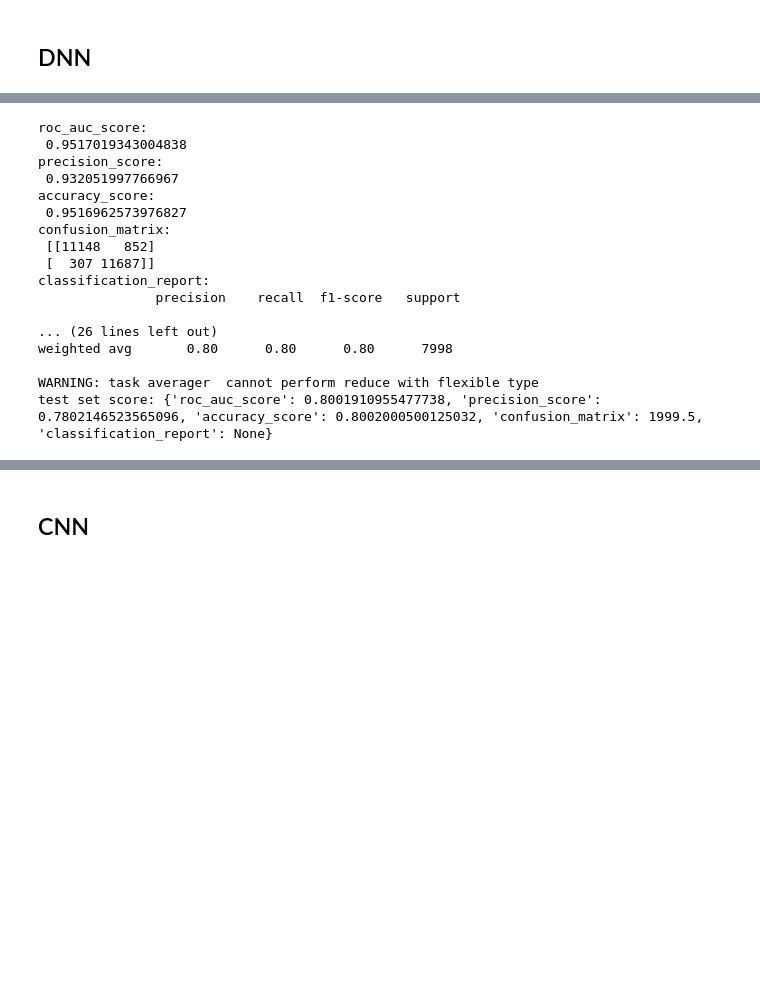
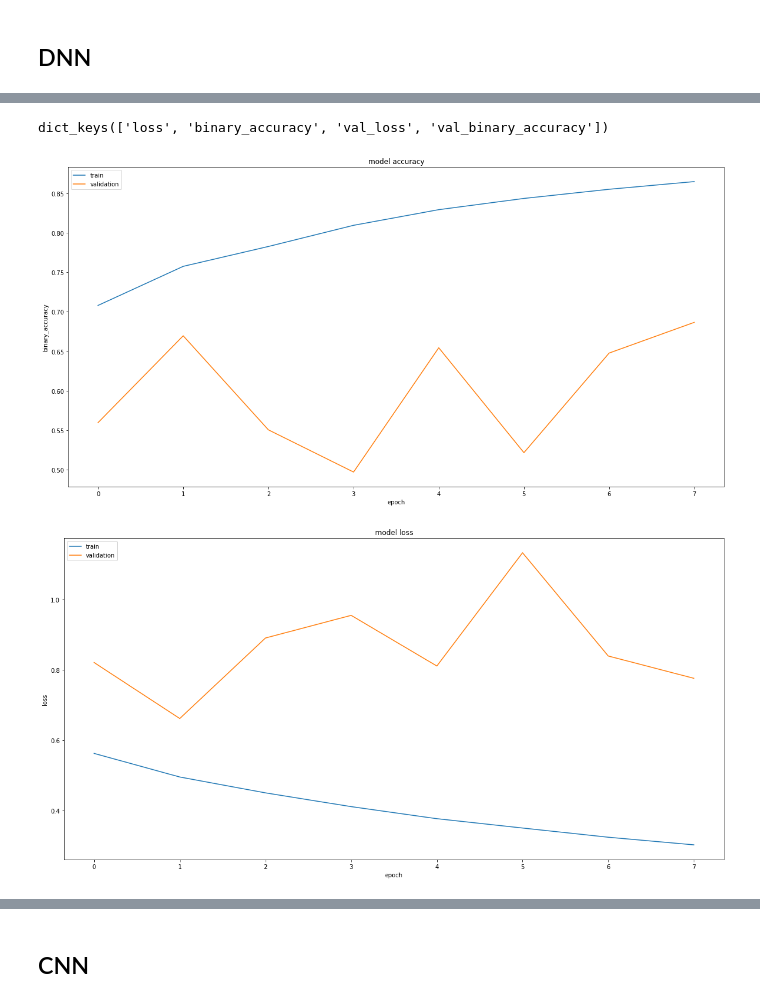
Before and after one commit to TiagoS16/SIB_SMILES, a Jupyter notebook: src/smiles/scripts/Etapa4.ipynb, the cells around one changed output, grey strips where cells are left out. Drawn from its saved outputs; the diff is of its cells as text; code cells hidden in the pictures; blank space fills up the shorter version.

```diff
--- a/src/smiles/scripts/Etapa4.ipynb
+++ b/src/smiles/scripts/Etapa4.ipynb
@@ -78,18 +97,12 @@ train_dataset, valid_dataset, test_dataset = splitter.train_valid_test_split(dat
 # %% [markdown]
 ## DNN
 # %%
-input_dim = train_dataset.X.shape[1]
-
-def create_model(optimizer='adam', dropout=0.5, input_dim=input_dim):
-    # create model
-    model = Sequential()
-    model.add(Dense(1024, input_dim=input_dim, activation='relu'))
-    model.add(Dropout(dropout))
-    model.add(Dense(256, activation='relu'))
-    model.add(Dense(64, activation='relu'))
-    model.add(Dense(8, activation='relu'))
-    model.add(Dense(1, activation='sigmoid'))
-    # Compile model
-    model.compile(loss='binary_crossentropy', optimizer=optimizer, metrics=['accuracy'])
-    model.summary()
-    return model
+dnn = Sequential()
+dnn.add(Dense(1024, input_dim=input_dim, activation='relu'))
+dnn.add(Dropout(0.2))
+dnn.add(Dense(256, activation='relu'))
+dnn.add(Dense(64, activation='relu'))
+dnn.add(Dense(8, activation='relu'))
+dnn.add(Dense(1, activation='sigmoid'))
+# Compile model
+dnn.compile(loss='binary_crossentropy', optimizer='adam', metrics=['binary_accuracy'])
@@ -102,5 +136,4 @@ Input dim: 205
 # %%
 print(f'Train data size: {train_dataset.X.shape}\nTrain labels size: {train_dataset.y.shape}')
-
-model.fit(train_dataset)
+history_dnn = dnn.fit(train_dataset.X, train_dataset.y, validation_split=0.2, epochs=8, batch_size=150, verbose=1)
 # %% [output]
@@ -147,28 +158,22 @@ Epoch 30/30
-# %%
-metrics = [Metric(roc_auc_score),
-           Metric(precision_score),
-           Metric(accuracy_score),
-           Metric(confusion_matrix),
-           Metric(classification_report)]
-
-
-print('training set score:', model.evaluate(train_dataset, metrics))
-print('test set score:', model.evaluate(test_dataset, metrics))
-# %% [output]
-roc_auc_score:
- 0.9517019343004838
-precision_score:
- 0.932051997766967
-accuracy_score:
- 0.9516962573976827
-confusion_matrix:
- [[11148   852]
- [  307 11687]]
-classification_report:
-               precision    recall  f1-score   support
-
-... (26 lines left out)
-weighted avg       0.80      0.80      0.80      7998
-
-WARNING: task averager  cannot perform reduce with flexible type
-test set score: {'roc_auc_score': 0.8001910955477738, 'precision_score': 0.7802146523565096, 'accuracy_score': 0.8002000500125032, 'confusion_matrix': 1999.5, 'classification_report': None}
+# %%
+print(history_dnn.history.keys())
+# summarize history for accuracy
+plt.plot(history_dnn.history['binary_accuracy'])
+plt.plot(history_dnn.history['val_binary_accuracy'])
+plt.title('model accuracy')
+plt.ylabel('binary_accuracy')
+plt.xlabel('epoch')
+plt.legend(['train', 'validation'], loc='upper left')
+plt.show()
+# summarize history for loss
+plt.plot(history_dnn.history['loss'])
+plt.plot(history_dnn.history['val_loss'])
+plt.title('model loss')
+plt.ylabel('loss')
+plt.xlabel('epoch')
+plt.legend(['train', 'validation'], loc='upper left')
+plt.show()
+# %% [output]
+dict_keys(['loss', 'binary_accuracy', 'val_loss', 'val_binary_accuracy'])
+[figure, added]
+[figure, added]
```
Also changed, not shown: parts of 49 cells of this notebook.
